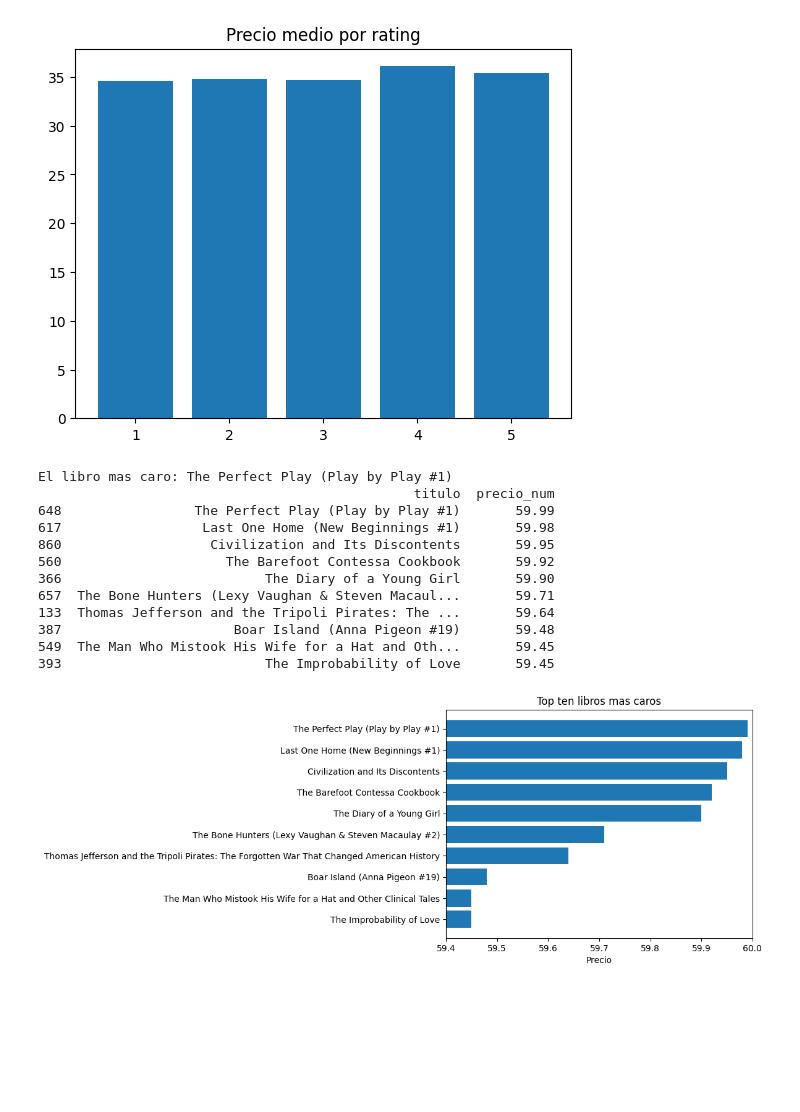
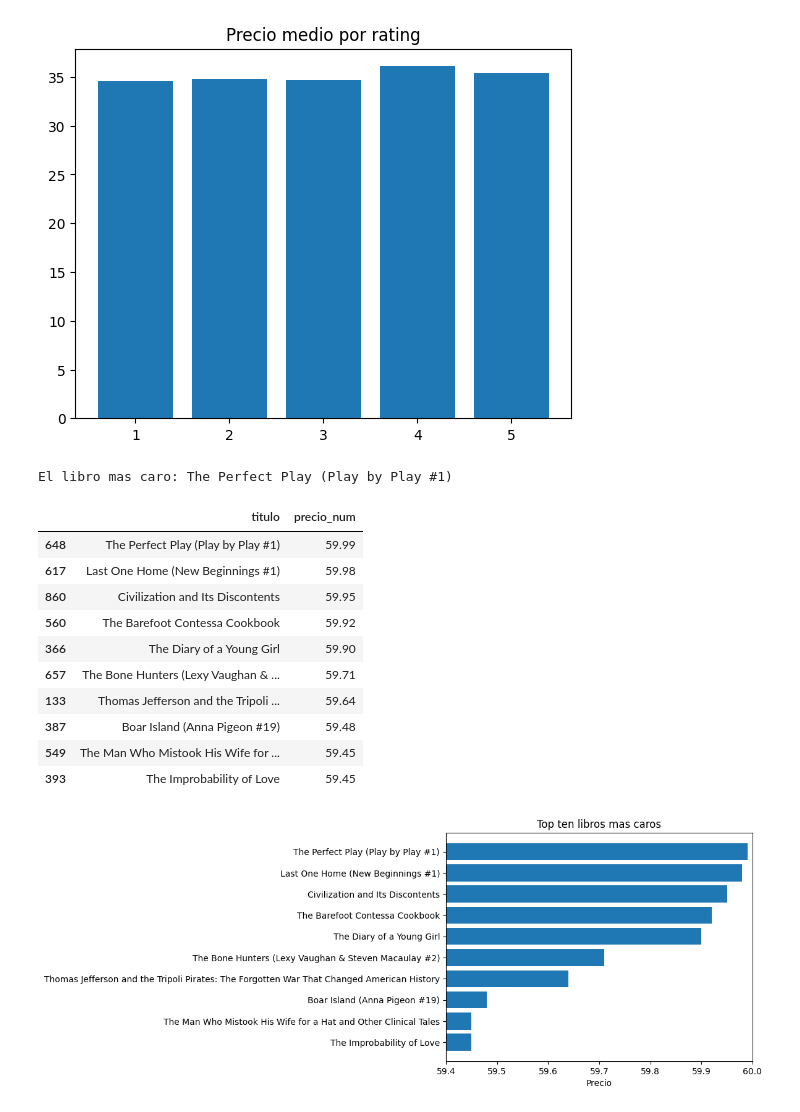
Before and after one commit to AgataSzlufcik/WebScrapping, a Jupyter notebook: escrapeando.ipynb, the cells around one changed output. Saved outputs shown, nothing was run; the diff lists cells and outputs as text; code cells hidden in the pictures; blank space fills up the shorter version.

```diff
--- a/escrapeando.ipynb
+++ b/escrapeando.ipynb
@@ -222,33 +244,33 @@ plt.show()
 Valoracion media: 2.92
 [figure]
 # %%
-#top 10 libros mas caros
+# CONSULTA 6: top 10 libros mas caros
 
 print("El libro mas caro:", df.loc[df["precio_num"].idxmax(), "titulo"])
 
 top10 = df.sort_values(by="precio_num", ascending=False).head(10)
-print(top10[["titulo", "precio_num"]])
+display(top10[["titulo", "precio_num"]])
 
 #grafico de barras horizontales
 
 plt.barh(top10["titulo"], top10["precio_num"])
-plt.gca().invert_yaxis() # Invierte el eje Y, esta mas ordenado y claro
+plt.gca().invert_yaxis() # Invierte el eje Y, de esta manera esta mas ordenado y claro
 plt.xlim(59.4, 60)  # limites - muy importante aqui, porque las diferencias de precios son muy pequeñas
 
 plt.xlabel("Precio")
 plt.title("Top ten libros mas caros")
 plt.show()
 # %% [output]
 El libro mas caro: The Perfect Play (Play by Play #1)
-                                                titulo  precio_num
-648                 The Perfect Play (Play by Play #1)       59.99
-617                  Last One Home (New Beginnings #1)       59.98
-860                   Civilization and Its Discontents       59.95
-560                     The Barefoot Contessa Cookbook       59.92
-366                          The Diary of a Young Girl       59.90
-657  The Bone Hunters (Lexy Vaughan & Steven Macaul...       59.71
-133  Thomas Jefferson and the Tripoli Pirates: The ...       59.64
-387                      Boar Island (Anna Pigeon #19)       59.48
-549  The Man Who Mistook His Wife for a Hat and Oth...       59.45
-393                          The Improbability of Love       59.45
+|  | titulo | precio_num |
+| 648 | The Perfect Play (Play by Play #1) | 59.99 |
+| 617 | Last One Home (New Beginnings #1) | 59.98 |
+| 860 | Civilization and Its Discontents | 59.95 |
+| 560 | The Barefoot Contessa Cookbook | 59.92 |
+| 366 | The Diary of a Young Girl | 59.90 |
+| 657 | The Bone Hunters (Lexy Vaughan & ... | 59.71 |
+| 133 | Thomas Jefferson and the Tripoli ... | 59.64 |
+| 387 | Boar Island (Anna Pigeon #19) | 59.48 |
+| 549 | The Man Who Mistook His Wife for ... | 59.45 |
+| 393 | The Improbability of Love | 59.45 |
 [figure]
```
Also changed, not shown: parts of 7 cells of this notebook.
